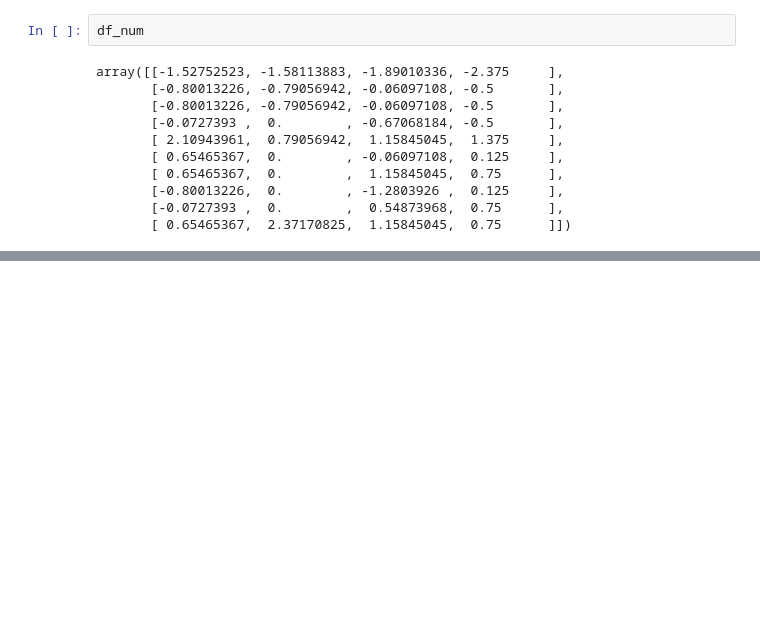
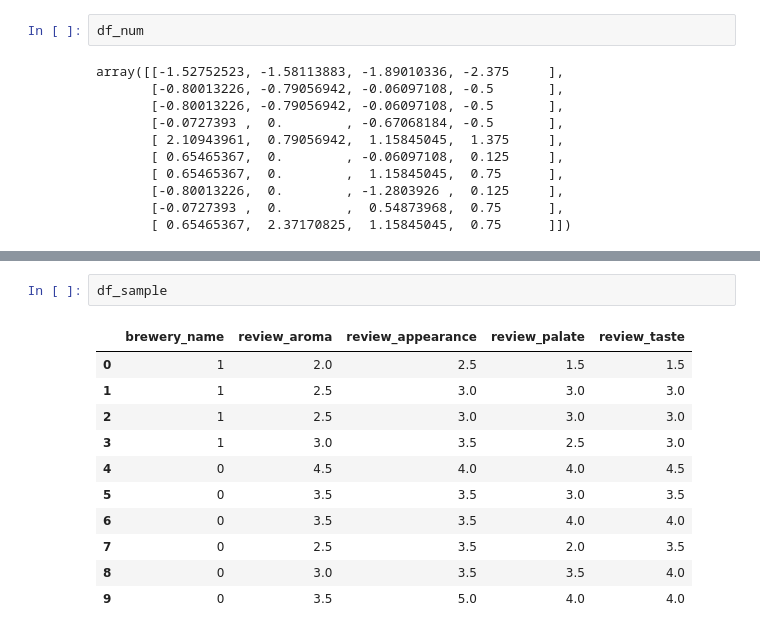
Before and after one commit to Reasmey/adsi_beer_app, a Jupyter notebook: notebooks/Data_cleaning.ipynb, the cells around one changed output, grey strips where cells are left out. Cells and saved outputs as stored; diff of their text form; blank space fills up the shorter version.

```diff
--- a/notebooks/Data_cleaning.ipynb
+++ b/notebooks/Data_cleaning.ipynb
@@ -583,0 +681,14 @@ array([[-1.52752523, -1.58113883, -1.89010336, -2.375     ],
+# %%
+df_sample
+# %% [output]
+|  | brewery_name | review_aroma | review_appearance | review_palate | review_taste |
+| 0 | 1 | 2.0 | 2.5 | 1.5 | 1.5 |
+| 1 | 1 | 2.5 | 3.0 | 3.0 | 3.0 |
+| 2 | 1 | 2.5 | 3.0 | 3.0 | 3.0 |
+| 3 | 1 | 3.0 | 3.5 | 2.5 | 3.0 |
+| 4 | 0 | 4.5 | 4.0 | 4.0 | 4.5 |
+| 5 | 0 | 3.5 | 3.5 | 3.0 | 3.5 |
+| 6 | 0 | 3.5 | 3.5 | 4.0 | 4.0 |
+| 7 | 0 | 2.5 | 3.5 | 2.0 | 3.5 |
+| 8 | 0 | 3.0 | 3.5 | 3.5 | 4.0 |
+| 9 | 0 | 3.5 | 5.0 | 4.0 | 4.0 |
```
Also changed, not shown: parts of 48 cells of this notebook, 8 other files.
